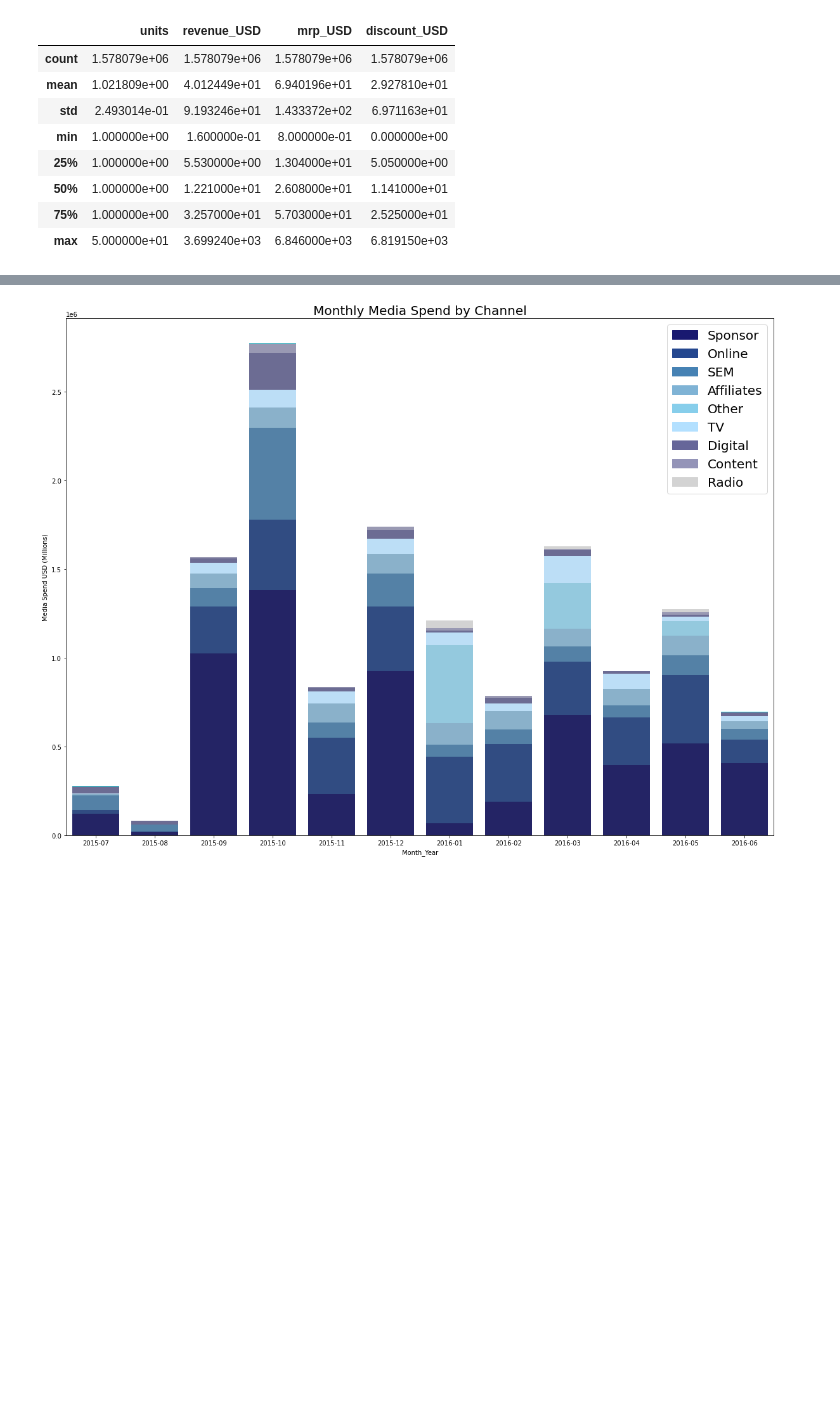
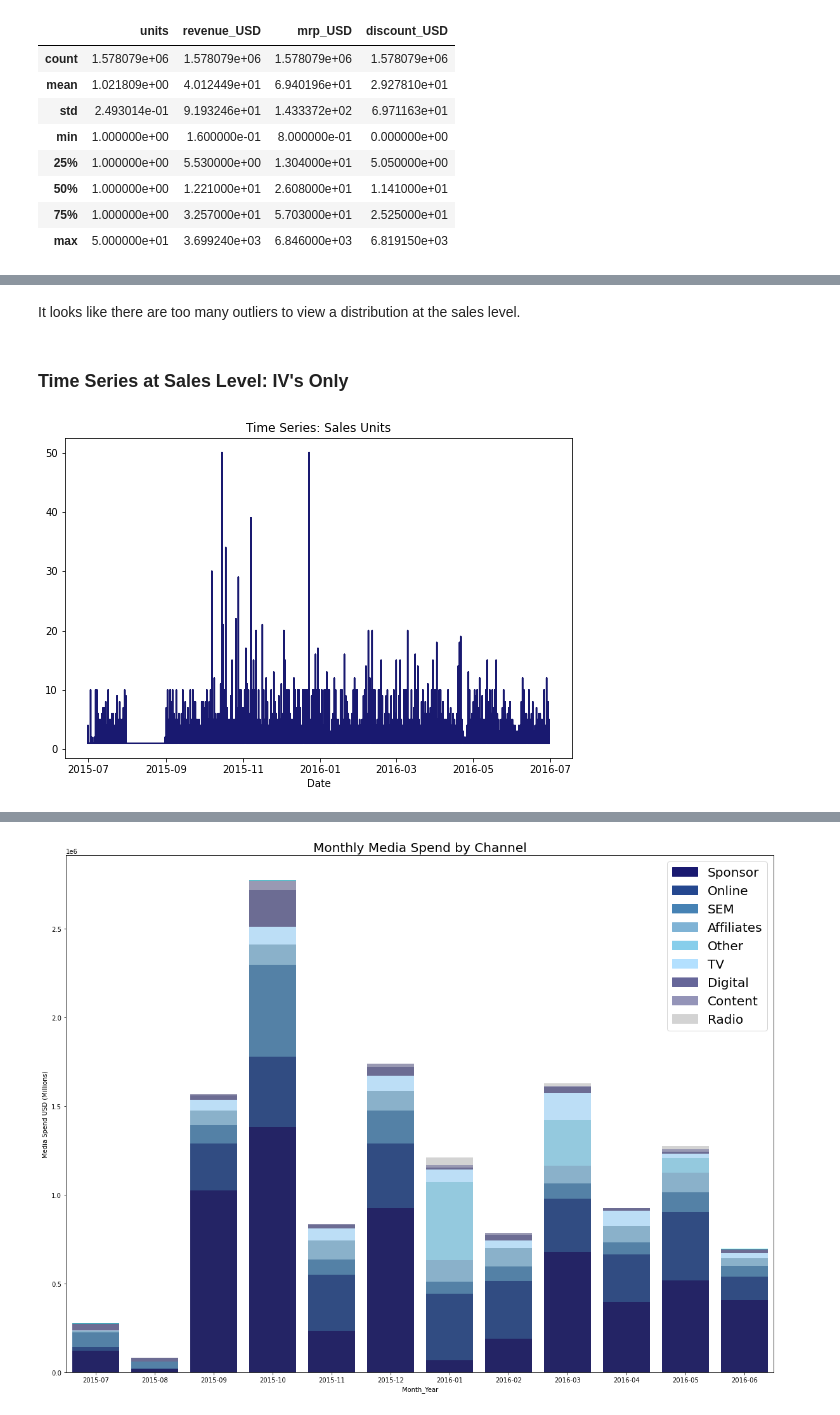
Before and after one commit to rrmahr/Marketing-Mix-Model, a Jupyter notebook: a_Notebooks/b_EDA.ipynb, the cells around one changed output, grey strips where cells are left out. Saved outputs shown, nothing was run; the diff lists cells and outputs as text; code cells hidden in the pictures; blank space fills up the shorter version.

```diff
--- a/a_Notebooks/b_EDA.ipynb
+++ b/a_Notebooks/b_EDA.ipynb
@@ -138,0 +208,16 @@ media_df.describe()
+# %% [markdown]
+It looks like there are too many outliers to view a distribution at the sales level.
+# %% [markdown]
+### Time Series at Sales Level: IV's Only
+# %%
+#Units
+
+#Create plots
+plt.figure(figsize=(20,20))
+plt.subplot(3,2,1)
+plt.plot(sales_df['Date'], sales_df['units'], color='midnightblue', label='Total')
+plt.xlabel('Date')
+plt.title('Time Series: Sales Units')
+plt.show()
+# %% [output]
+[figure, added]
```
Also changed, not shown: parts of 162 cells of this notebook.
